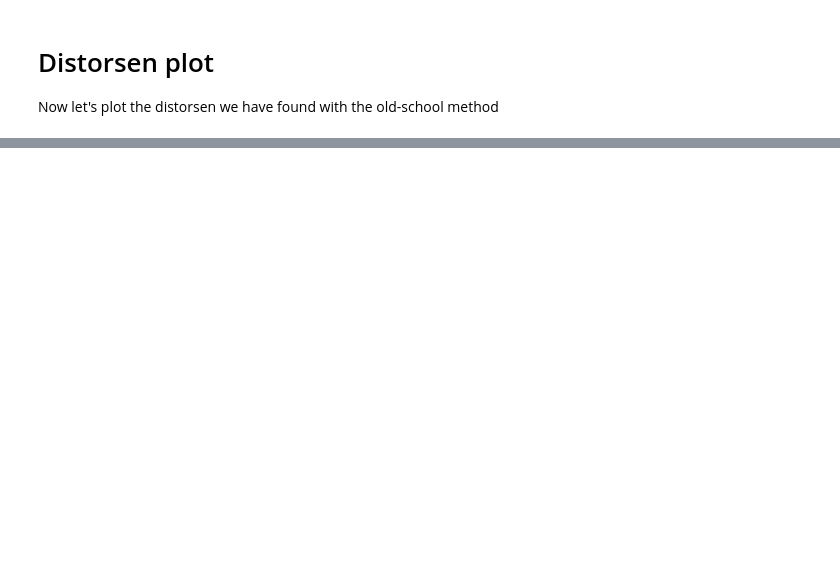
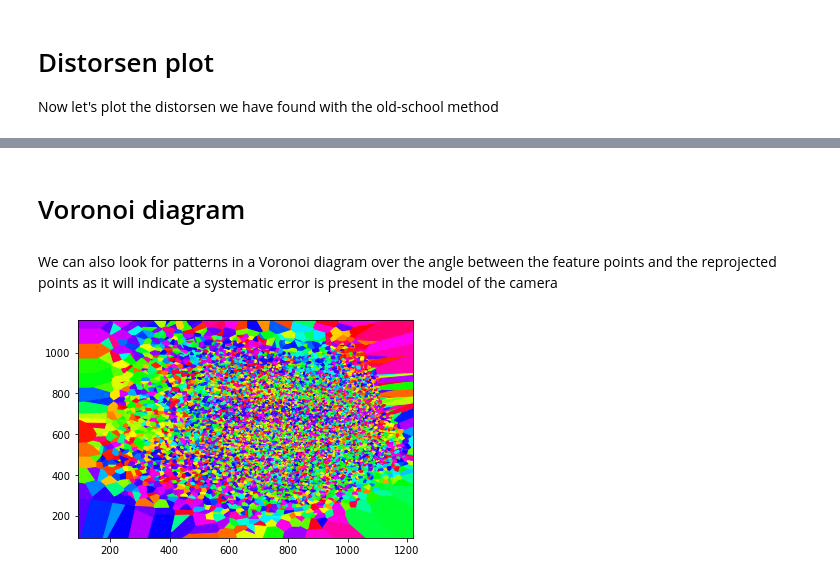
Before and after one commit to SimonLBSoerensen/Flexible-Camera-Calibration, a Jupyter notebook: Demos/OldSchoolCC.ipynb, the cells around one changed output, grey strips where cells are left out. Drawn from its saved outputs; the diff is of its cells as text; code cells hidden in the pictures; blank space fills up the shorter version.

```diff
--- a/Demos/OldSchoolCC.ipynb
+++ b/Demos/OldSchoolCC.ipynb
@@ -102 +113,13 @@ fcc.Metrics.plot_distort(undistort, gray_cal_imgs[0].shape, contour_n_levels=20)
 [figure]
+# %% [markdown]
+# Voronoi diagram
+# %% [markdown]
+We can also look for patterns in a Voronoi diagram over the angle between the feature points and the reprojected points as it will indicate a systematic error is present in the model of the camera
+# %%
+img_points_all, diff_all, angels_all, mag_all = fcc.Metrics.voronoi.projectPoints_and_cal_angles_and_mag(img_points, obj_points, rvecs, tvecs, cameraMatrix, distCoeffs)
+
+plt.figure()
+fcc.Metrics.voronoi.plot_voronoi(img_points_all, angels_all)
+plt.show()
+# %% [output]
+[figure, added]
```
Also changed, not shown: parts of 5 cells of this notebook.
